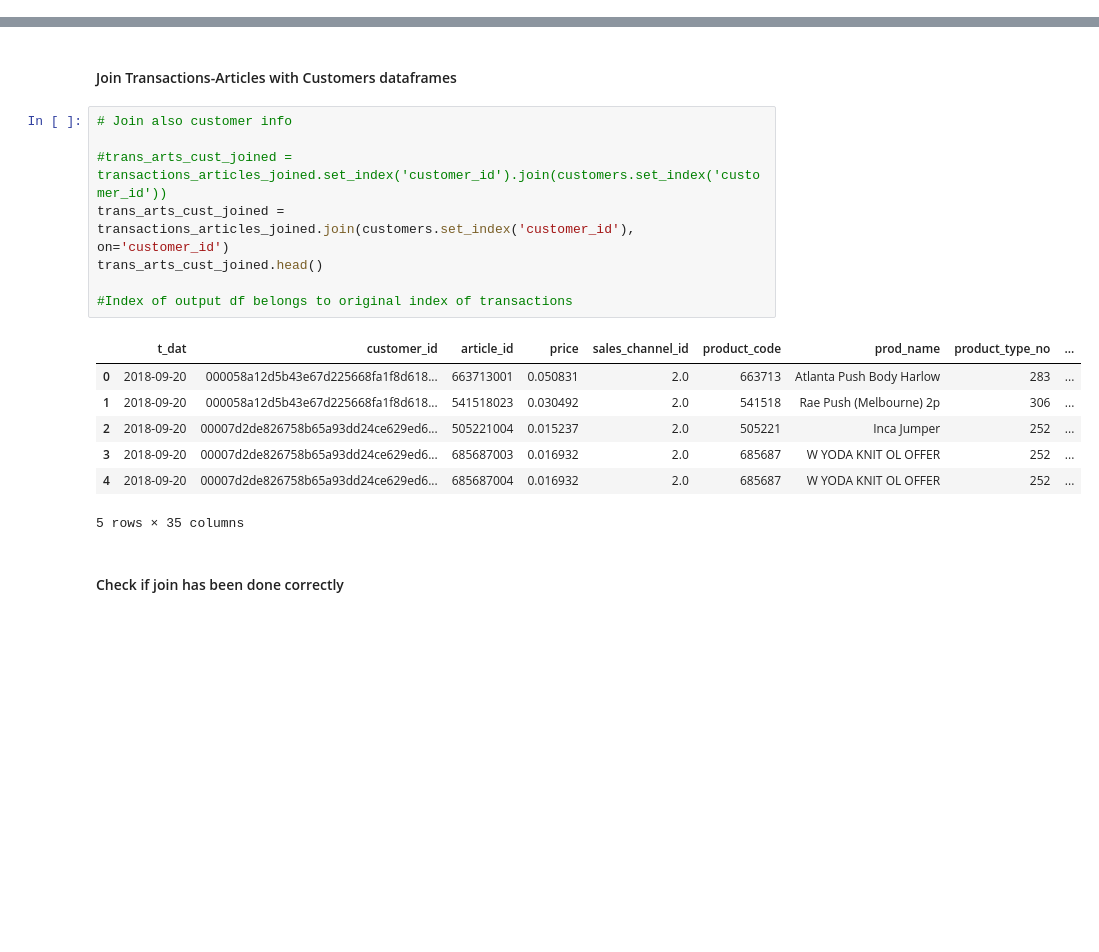
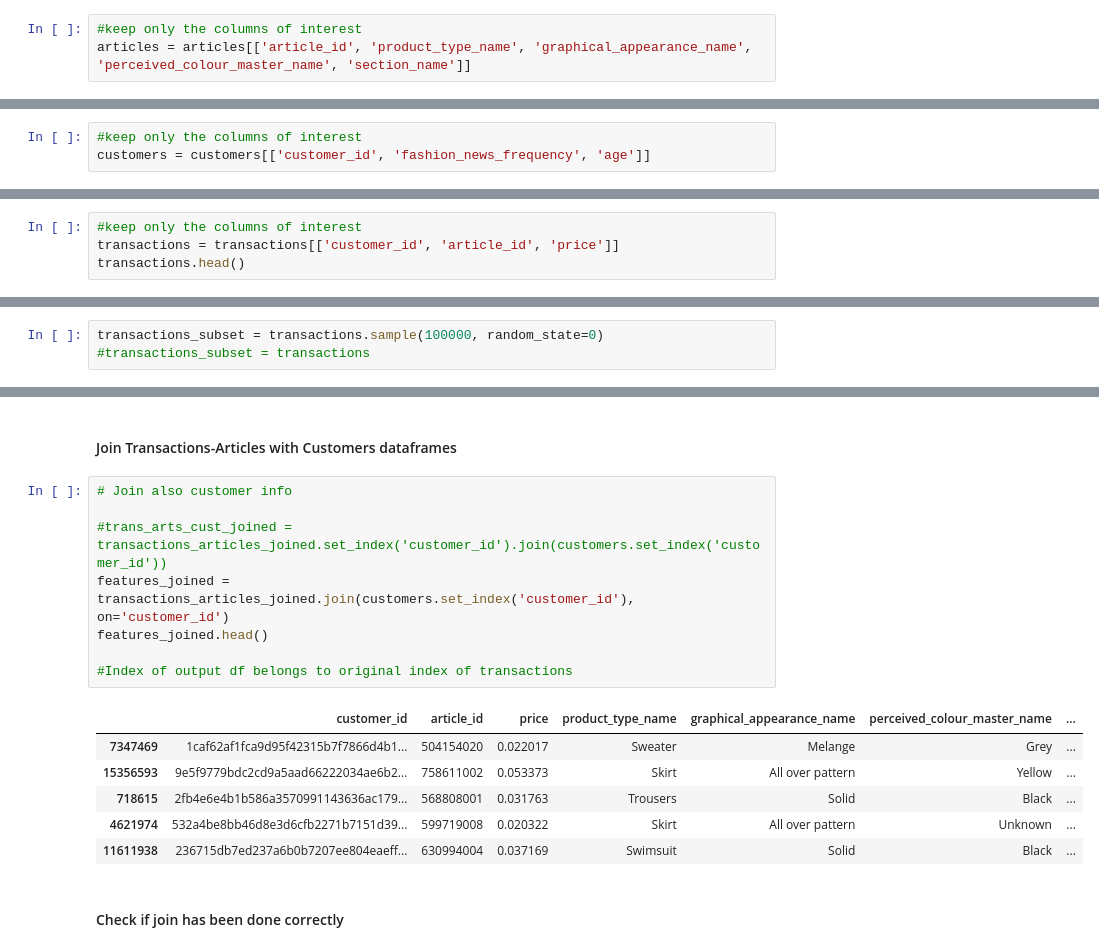
Before and after one commit to msmillan7/Kaggle_Competition-HM_Recommender_System, a Jupyter notebook: ML_Approaches_Testing_Marina.ipynb, the cells around one changed output, grey strips where cells are left out. Cells and saved outputs as stored; diff of their text form; blank space fills up the shorter version.

```diff
--- a/ML_Approaches_Testing_Marina.ipynb
+++ b/ML_Approaches_Testing_Marina.ipynb
@@ -59,0 +50,3 @@ articles = articles.astype(dtype = dtype_dict)
+# %%
+#keep only the columns of interest
+articles = articles[['article_id', 'product_type_name', 'graphical_appearance_name', 'perceived_colour_master_name', 'section_name']]
@@ -67,3 +69,6 @@ customers.head()
 | 2 | 000058a12d5b43e67d225668fa1f8d618... | NaN | NaN | ACTIVE | NONE | 24.0 | 64f17e6a330a85798e4998f62d0930d14... |
 | 3 | 00005ca1c9ed5f5146b52ac8639a40ca9... | NaN | NaN | ACTIVE | NONE | 54.0 | 5d36574f52495e81f019b680c843c443b... |
 | 4 | 00006413d8573cd20ed7128e53b7b1381... | 1.0 | 1.0 | ACTIVE | Regularly | 52.0 | 25fa5ddee9aac01b35208d01736e57942... |
+# %%
+#keep only the columns of interest
+customers = customers[['customer_id', 'fashion_news_frequency', 'age']]
@@ -77,3 +91,7 @@ transactions.head()
 | 2 | 2018-09-20 | 00007d2de826758b65a93dd24ce629ed6... | 505221004.0 | 0.015237 | 2.0 |
 | 3 | 2018-09-20 | 00007d2de826758b65a93dd24ce629ed6... | 685687003.0 | 0.016932 | 2.0 |
 | 4 | 2018-09-20 | 00007d2de826758b65a93dd24ce629ed6... | 685687004.0 | 0.016932 | 2.0 |
+# %%
+#keep only the columns of interest
+transactions = transactions[['customer_id', 'article_id', 'price']]
+transactions.head()
@@ -90,3 +112,6 @@ transactions_subset = transactions
+# %%
+transactions_subset = transactions.sample(100000, random_state=0)
+#transactions_subset = transactions
 # %%
 transactions_subset.head()
 # %% [output]
@@ -116,19 +140,18 @@ transactions_articles_joined.head()
 # %%
 # Join also customer info
 
 #trans_arts_cust_joined = transactions_articles_joined.set_index('customer_id').join(customers.set_index('customer_id'))
-trans_arts_cust_joined = transactions_articles_joined.join(customers.set_index('customer_id'), on='customer_id')
-trans_arts_cust_joined.head()
+features_joined = transactions_articles_joined.join(customers.set_index('customer_id'), on='customer_id')
+features_joined.head()
 
 #Index of output df belongs to original index of transactions
 # %% [output]
-|  | t_dat | customer_id | article_id | price | sales_channel_id | product_code | prod_name | product_type_no | ... |
-| 0 | 2018-09-20 | 000058a12d5b43e67d225668fa1f8d618... | 663713001 | 0.050831 | 2.0 | 663713 | Atlanta Push Body Harlow | 283 | ... |
-| 1 | 2018-09-20 | 000058a12d5b43e67d225668fa1f8d618... | 541518023 | 0.030492 | 2.0 | 541518 | Rae Push (Melbourne) 2p | 306 | ... |
-| 2 | 2018-09-20 | 00007d2de826758b65a93dd24ce629ed6... | 505221004 | 0.015237 | 2.0 | 505221 | Inca Jumper | 252 | ... |
-| 3 | 2018-09-20 | 00007d2de826758b65a93dd24ce629ed6... | 685687003 | 0.016932 | 2.0 | 685687 | W YODA KNIT OL OFFER | 252 | ... |
-| 4 | 2018-09-20 | 00007d2de826758b65a93dd24ce629ed6... | 685687004 | 0.016932 | 2.0 | 685687 | W YODA KNIT OL OFFER | 252 | ... |
+|  | customer_id | article_id | price | product_type_name | graphical_appearance_name | perceived_colour_master_name | ... |
+| 7347469 | 1caf62af1fca9d95f42315b7f7866d4b1... | 504154020 | 0.022017 | Sweater | Melange | Grey | ... |
+| 15356593 | 9e5f9779bdc2cd9a5aad66222034ae6b2... | 758611002 | 0.053373 | Skirt | All over pattern | Yellow | ... |
+| 718615 | 2fb4e6e4b1b586a3570991143636ac179... | 568808001 | 0.031763 | Trousers | Solid | Black | ... |
+| 4621974 | 532a4be8bb46d8e3d6cfb2271b7151d39... | 599719008 | 0.020322 | Skirt | All over pattern | Unknown | ... |
+| 11611938 | 236715db7ed237a6b0b7207ee804eaeff... | 630994004 | 0.037169 | Swimsuit | Solid | Black | ... |
-5 rows × 35 columns
 # %% [markdown]
 #### Check if join has been done correctly
 # %%
```
Also changed, not shown: parts of 46 cells of this notebook.
